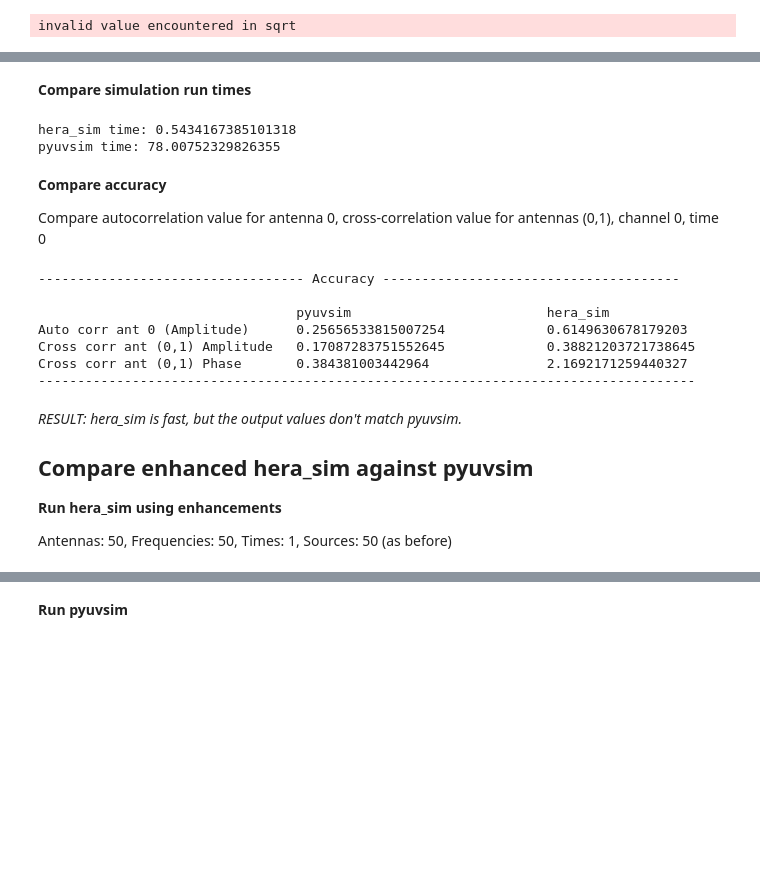
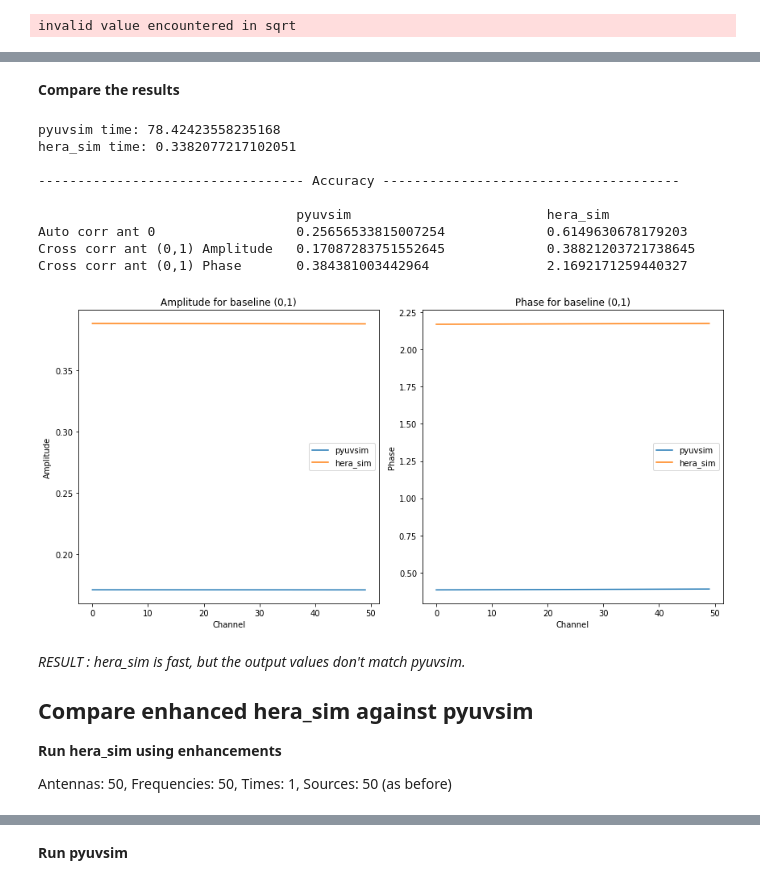
Before and after one commit to HERA-Team/hera_sim, a Jupyter notebook: accuracy_comparison.ipynb, the cells around one changed output, grey strips where cells are left out. Drawn from its saved outputs; the diff is of its cells as text; code cells hidden in the pictures; blank space fills up the shorter version.

```diff
--- a/accuracy_comparison.ipynb
+++ b/accuracy_comparison.ipynb
@@ -263,29 +324,22 @@ Tasks:  63750.0
 
 Calculations Complete.
-# %% [markdown]
-**Compare simulation run times**
-# %%
-print("hera_sim time:", hera_sim_time)
-print("pyuvsim time:", pyuvsim_time)
-# %% [output]
-hera_sim time: 0.5434167385101318
-pyuvsim time: 78.00752329826355
-# %% [markdown]
-**Compare accuracy**
-
-Compare autocorrelation value for antenna 0, cross-correlation value for antennas (0,1), channel 0, time 0
-# %%
-compare("pyuvsim", pyuvsim_uvd, "hera_sim", simulator.uvdata)
-# %% [output]
----------------------------------- Accuracy --------------------------------------
-
-                                 pyuvsim                         hera_sim
-Auto corr ant 0 (Amplitude)      0.25656533815007254             0.6149630678179203
-Cross corr ant (0,1) Amplitude   0.17087283751552645             0.38821203721738645
-Cross corr ant (0,1) Phase       0.384381003442964               2.1692171259440327
-------------------------------------------------------------------------------------
+# %% [markdown]
+**Compare the results**
+# %%
+compare(pyuvsim_uvd, simulator.uvdata, pyuvsim_time, hera_sim_time, ant1=0, ant2=1, which_freq=0, which_time=0)
+# %% [output]
+pyuvsim time: 78.42423558235168
+hera_sim time: 0.3382077217102051
+
+---------------------------------- Accuracy --------------------------------------
+
+                                 pyuvsim                         hera_sim
+Auto corr ant 0                  0.25656533815007254             0.6149630678179203
+Cross corr ant (0,1) Amplitude   0.17087283751552645             0.38821203721738645
+Cross corr ant (0,1) Phase       0.384381003442964               2.1692171259440327
+[figure, added]
 # %% [markdown]
-*RESULT: hera_sim is fast, but the output values don't match pyuvsim.*
+*RESULT : hera_sim is fast, but the output values don't match pyuvsim.*
 
 ## Compare enhanced hera_sim against pyuvsim
 
```
Also changed, not shown: parts of 30 cells of this notebook.
